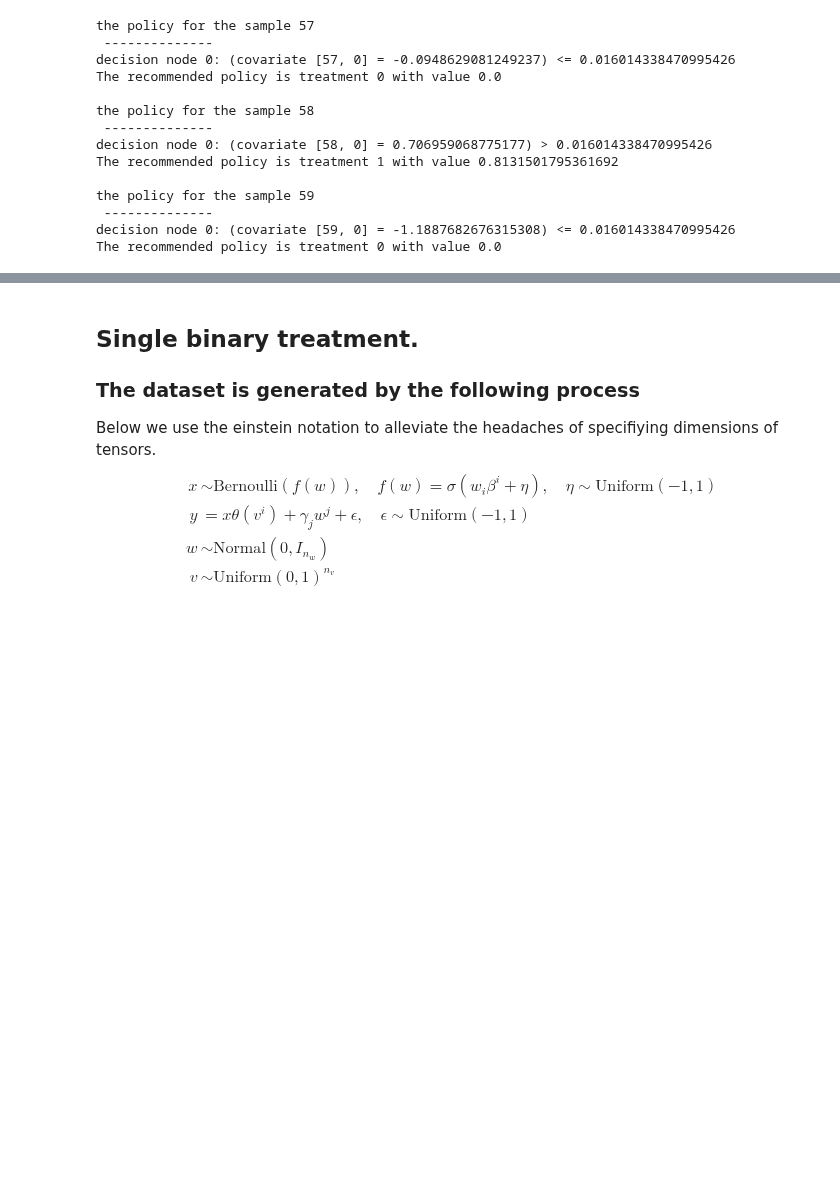
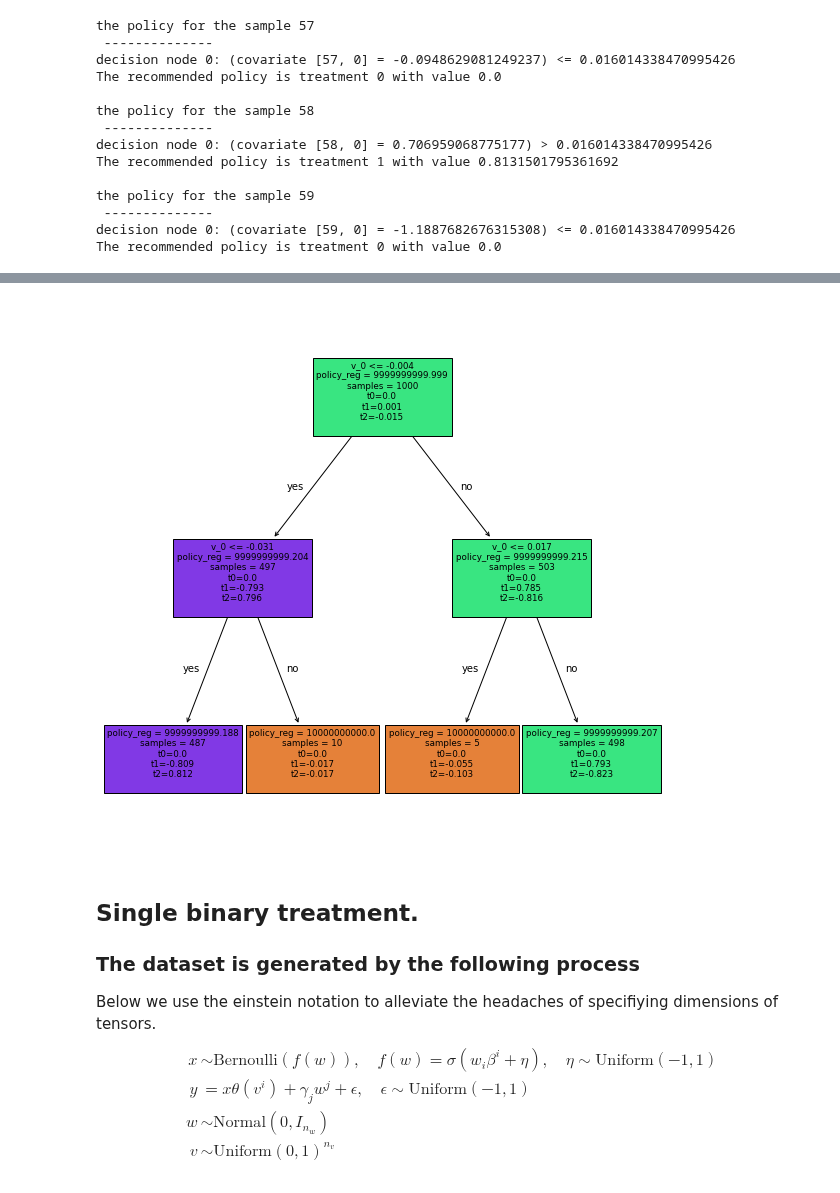
Before and after one commit to DataCanvasIO/YLearn, a Jupyter notebook: example_usages/test_policy_interpreter.ipynb, the cells around one changed output, grey strips where cells are left out. Cells and saved outputs as stored; diff of their text form; code cells hidden in the pictures; blank space fills up the shorter version.

```diff
--- a/example_usages/test_policy_interpreter.ipynb
+++ b/example_usages/test_policy_interpreter.ipynb
@@ -157,0 +158,11 @@ plt.show()
+# %%
+pit3 = PolicyInterpreter(max_depth=2,)
+pit3.fit(
+    data=dt,
+    est_model=dml,
+    covariate=covariate,
+    treatment_names=['t0', 't1', 't2']
+)
+pit3.plot()
+plt.show()
+# %% [output]
@@ -158,3 +172,4 @@ plt.show()
+[figure, added]
 # %% [markdown]
 ## Single binary treatment.
 
```
Also changed, not shown: parts of 11 cells of this notebook, 1 other file.
